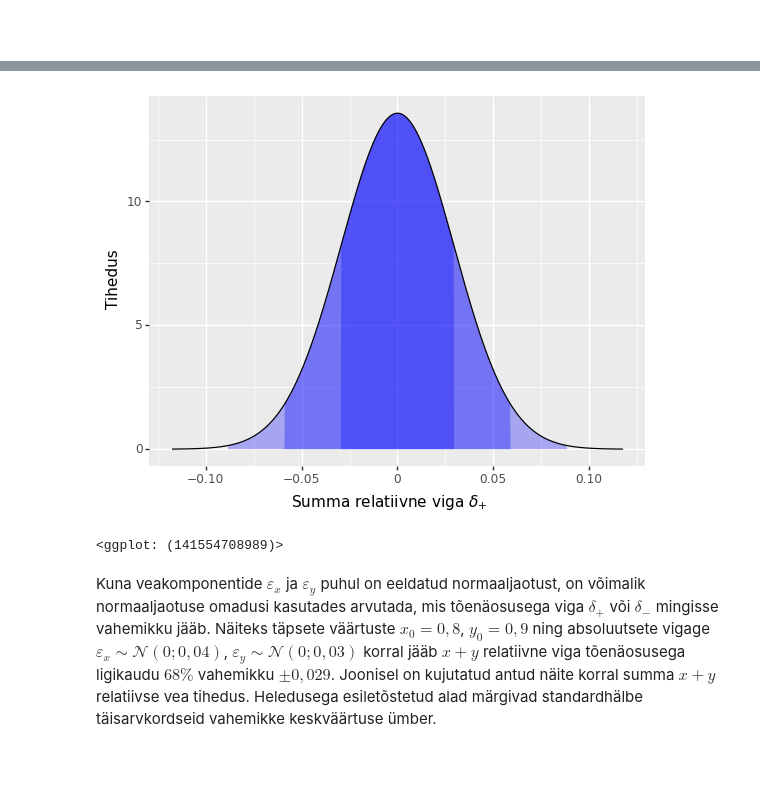
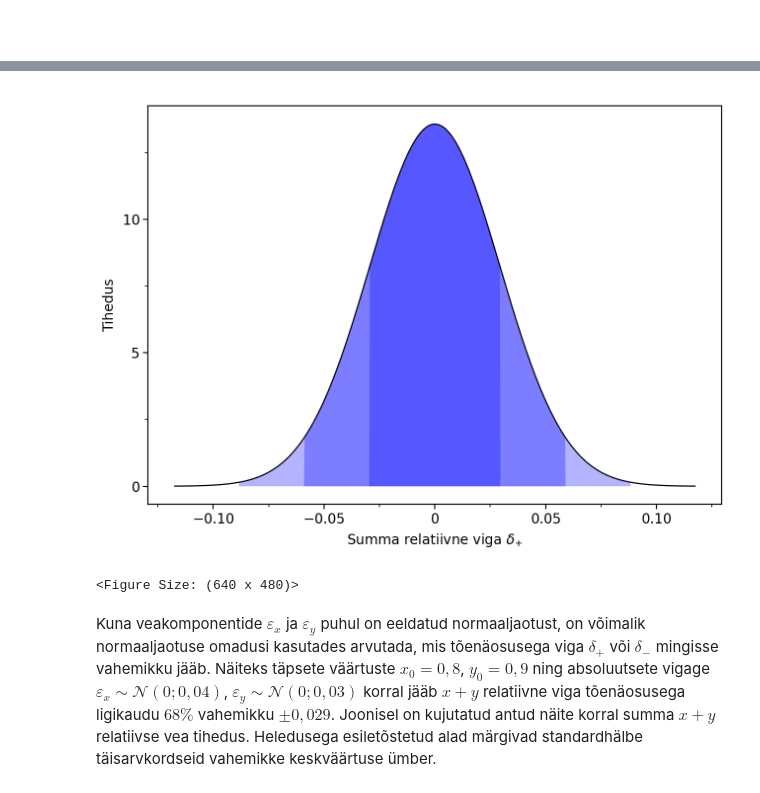
Before and after one commit to mart-mihkel/mudelite_hindamine, a Jupyter notebook: veahinnangud.ipynb, the cells around one changed output, grey strips where cells are left out. Saved outputs shown, nothing was run; the diff lists cells and outputs as text; code cells hidden in the pictures; blank space fills up the shorter version.

```diff
--- a/veahinnangud.ipynb
+++ b/veahinnangud.ipynb
@@ -98,35 +72,34 @@ Vahe relatiivse vea dispersioon on kujult samuti sarnane summale, kuid juhul kui
 # %%
 x0 = .8
 y0 = .9
 
 sx = .04
 sy = .03
 sdelta = np.sqrt((sx ** 2 + sy ** 2) / (x0 + y0) ** 2)
 
 x = np.linspace(-4 * sdelta, 4 * sdelta, 1000)
 tihedus = norm.pdf(x, 0, sdelta)
 df = pd.DataFrame({'x': x, 'y': tihedus})
 
 g = (
     ggplot(df) +
+    theme_matplotlib() +
     aes('x', 'y') +
     labs(x='Summa relatiivne viga $\\delta_{+}$', y='Tihedus') +
 
     geom_area(aes(where='np.logical_and(-sdelta < x, x < sdelta)'), fill="blue", alpha=.3) +
     geom_area(aes(where='np.logical_and(-2 * sdelta < x, x < 2 * sdelta)'), fill="blue", alpha=.3) +
     geom_area(aes(where='np.logical_and(-3 * sdelta < x, x < 3 * sdelta)'), fill="blue", alpha=.3) +
     geom_line()
 )
-
-g.save('./joonised/summa_relatiivne_viga.png', dpi=100)
+# g.save(joonised_kaust + 'summa_relatiivne_viga.png', dpi=100)
 g
 # %% [output]
-[figure, old version]
+[figure, new version]
-<ggplot: (141554708989)>
+<Figure Size: (640 x 480)>
 # %% [markdown]
 Kuna veakomponentide $\varepsilon_x$ ja $\varepsilon_y$ puhul on eeldatud normaaljaotust, on võimalik normaaljaotuse omadusi kasutades arvutada, mis tõenäosusega viga $\delta_{+}$ või $\delta_{-}$ mingisse vahemikku jääb.
 Näiteks täpsete väärtuste $x_0=0{,}8$, $y_0=0{,}9$ ning absoluutsete vigage $\varepsilon_x\sim\mathcal{N}(0; 0{,}04)$, $\varepsilon_y\sim\mathcal{N}(0; 0{,}03)$ korral jääb $x+y$ relatiivne viga tõenäosusega ligikaudu $68\%$ vahemikku $\pm0{,}029$.
-Joonisel on kujutatud antud näite korral summa $x+y$ relatiivse vea tihedus.
-Heledusega esiletõstetud alad märgivad standardhälbe täisarvkordseid vahemikke keskväärtuse ümber.
+Joonisel on kujutatud antud näite korral summa $x+y$ relatiivse vea tihedus. Heledusega esiletõstetud alad märgivad standardhälbe täisarvkordseid vahemikke keskväärtuse ümber.
 # %% [markdown]
 ### Korrutise relatiivse vea omadus
```
Also changed, not shown: parts of 10 cells of this notebook, 4 other files.
